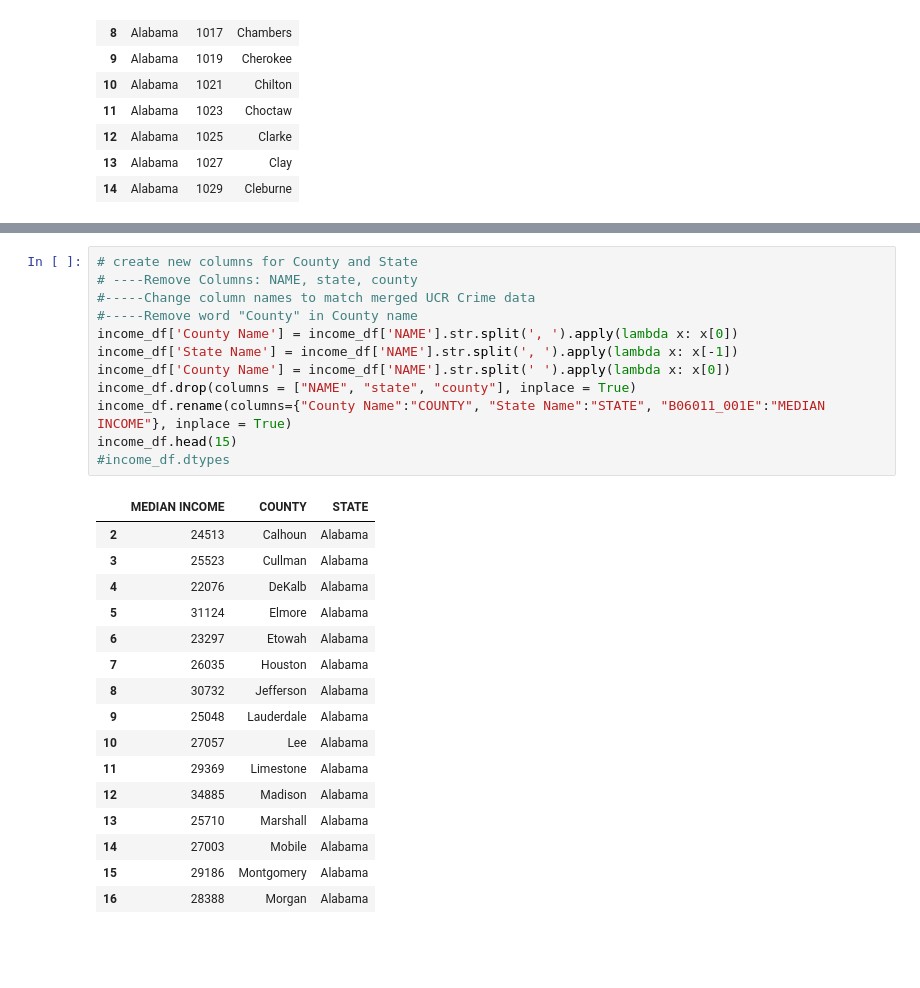
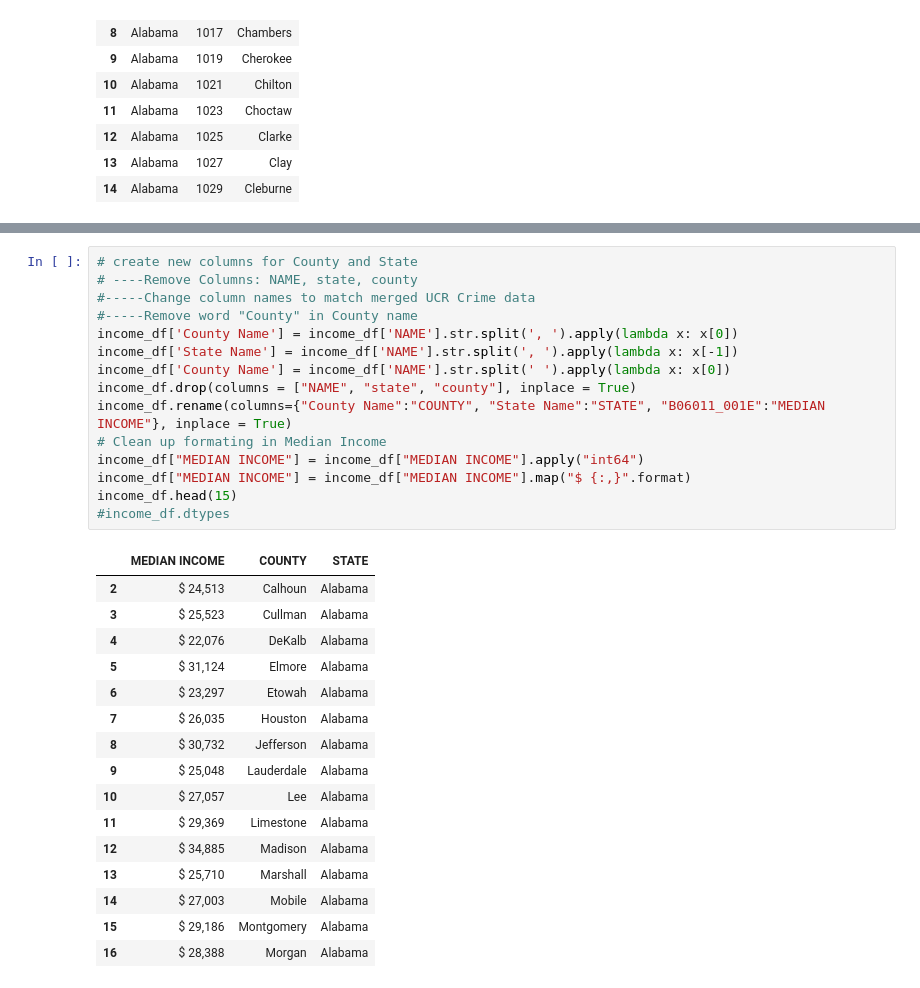
Before and after one commit to melindaeudy/Project_1, a Jupyter notebook: Project_1.ipynb, the cells around one changed output, grey strips where cells are left out. Cells and saved outputs as stored; diff of their text form; blank space fills up the shorter version.

```diff
--- a/Project_1.ipynb
+++ b/Project_1.ipynb
@@ -196,32 +205,35 @@ income_df.head(15)
 # %%
 # create new columns for County and State
 # ----Remove Columns: NAME, state, county
 #-----Change column names to match merged UCR Crime data
 #-----Remove word "County" in County name
 income_df['County Name'] = income_df['NAME'].str.split(', ').apply(lambda x: x[0])
 income_df['State Name'] = income_df['NAME'].str.split(', ').apply(lambda x: x[-1])
 income_df['County Name'] = income_df['NAME'].str.split(' ').apply(lambda x: x[0])
 income_df.drop(columns = ["NAME", "state", "county"], inplace = True)
 income_df.rename(columns={"County Name":"COUNTY", "State Name":"STATE", "B06011_001E":"MEDIAN INCOME"}, inplace = True)
+# Clean up formating in Median Income
+income_df["MEDIAN INCOME"] = income_df["MEDIAN INCOME"].apply("int64")
+income_df["MEDIAN INCOME"] = income_df["MEDIAN INCOME"].map("$ {:,}".format)
 income_df.head(15)
 #income_df.dtypes
 # %% [output]
 |  | MEDIAN INCOME | COUNTY | STATE |
-| 2 | 24513 | Calhoun | Alabama |
-| 3 | 25523 | Cullman | Alabama |
-| 4 | 22076 | DeKalb | Alabama |
-| 5 | 31124 | Elmore | Alabama |
-| 6 | 23297 | Etowah | Alabama |
-| 7 | 26035 | Houston | Alabama |
-| 8 | 30732 | Jefferson | Alabama |
-| 9 | 25048 | Lauderdale | Alabama |
-| 10 | 27057 | Lee | Alabama |
-| 11 | 29369 | Limestone | Alabama |
-| 12 | 34885 | Madison | Alabama |
-| 13 | 25710 | Marshall | Alabama |
-| 14 | 27003 | Mobile | Alabama |
-| 15 | 29186 | Montgomery | Alabama |
-| 16 | 28388 | Morgan | Alabama |
+| 2 | $ 24,513 | Calhoun | Alabama |
+| 3 | $ 25,523 | Cullman | Alabama |
+| 4 | $ 22,076 | DeKalb | Alabama |
+| 5 | $ 31,124 | Elmore | Alabama |
+| 6 | $ 23,297 | Etowah | Alabama |
+| 7 | $ 26,035 | Houston | Alabama |
+| 8 | $ 30,732 | Jefferson | Alabama |
+| 9 | $ 25,048 | Lauderdale | Alabama |
+| 10 | $ 27,057 | Lee | Alabama |
+| 11 | $ 29,369 | Limestone | Alabama |
+| 12 | $ 34,885 | Madison | Alabama |
+| 13 | $ 25,710 | Marshall | Alabama |
+| 14 | $ 27,003 | Mobile | Alabama |
+| 15 | $ 29,186 | Montgomery | Alabama |
+| 16 | $ 28,388 | Morgan | Alabama |
 # %%
 # Merge Census Median Income into UCR_Crime_Rates_by_County.csv
 # Move Median Income to front of chart
```
Also changed, not shown: parts of 7 cells of this notebook.
